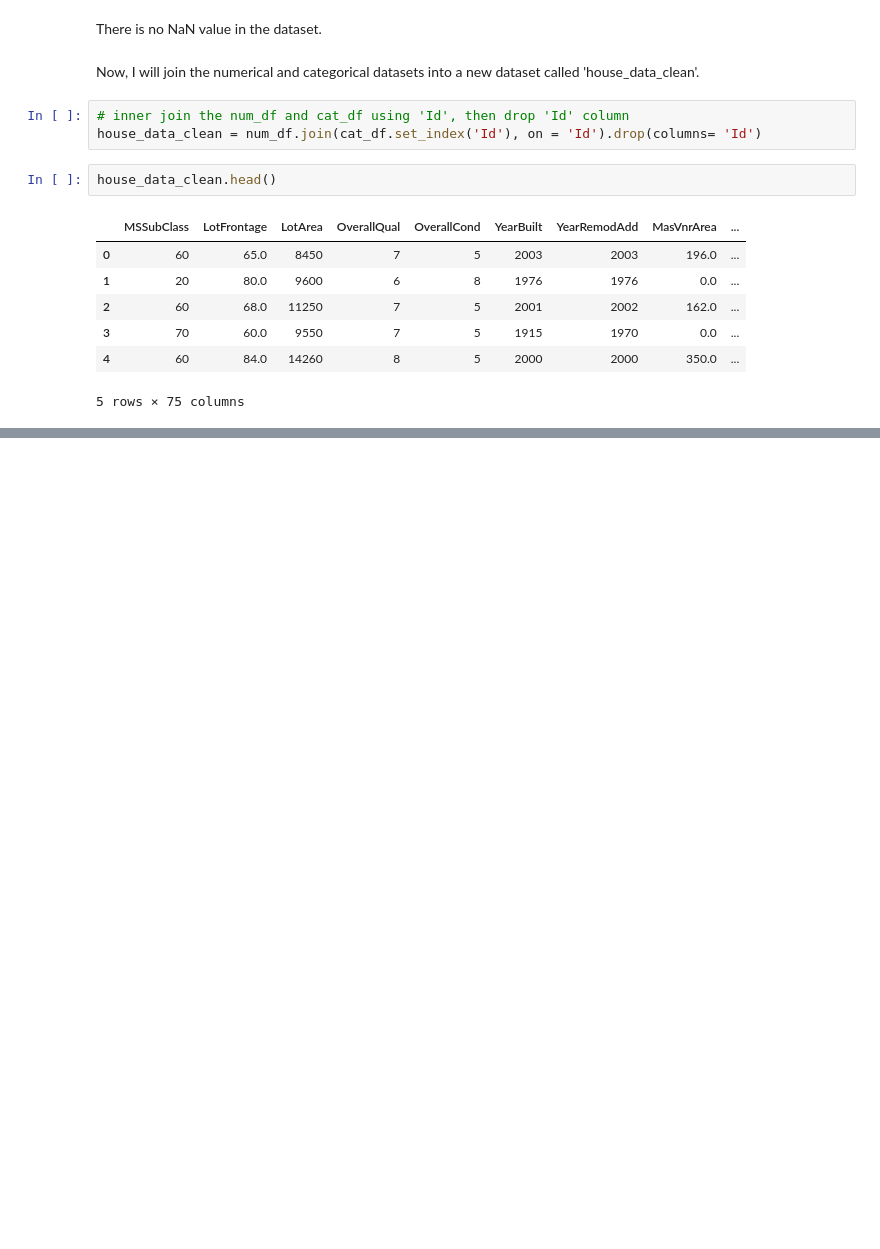
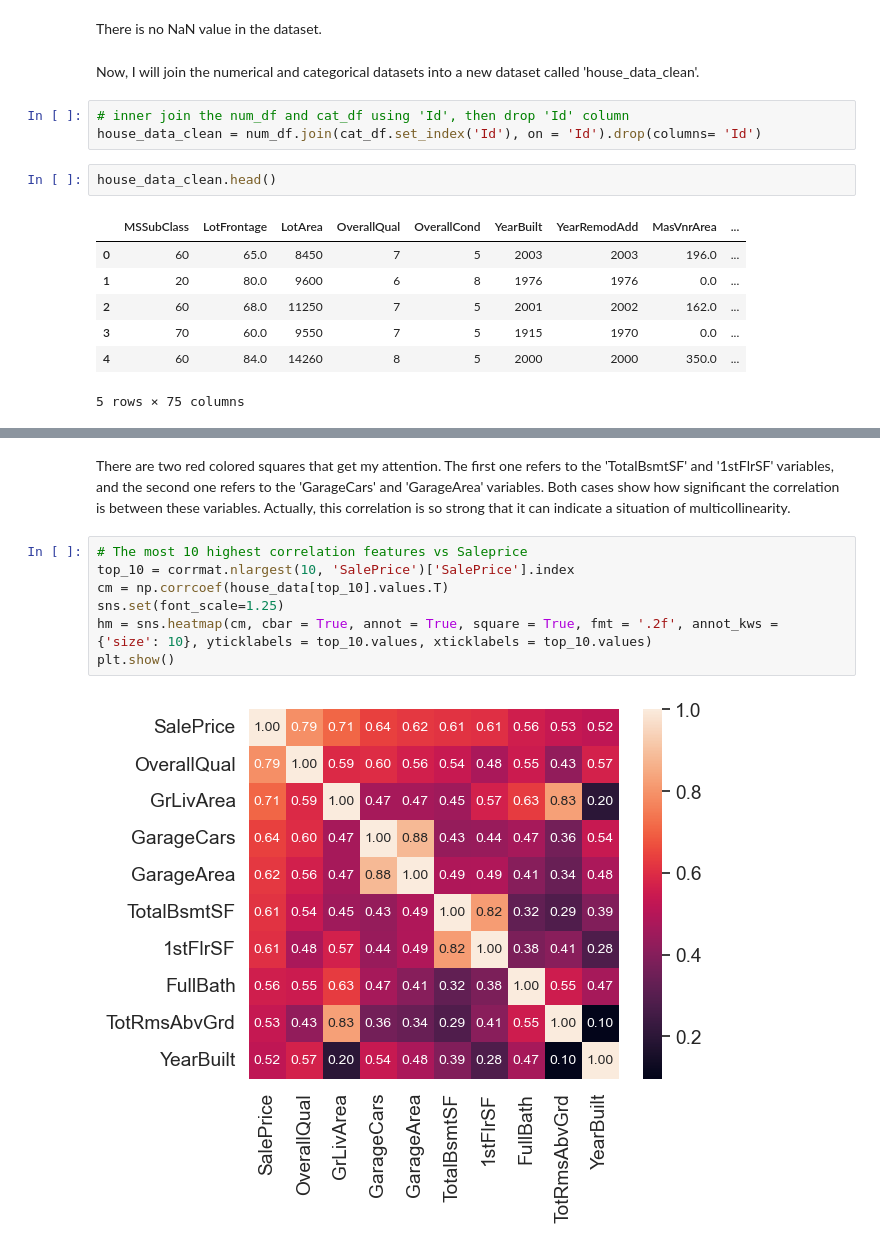
Before and after one commit to alexbui96/springboard, a Jupyter notebook: house_pricing_project/data_cleaning.ipynb, the cells around one changed output, grey strips where cells are left out. Saved outputs shown, nothing was run; the diff lists cells and outputs as text; blank space fills up the shorter version.

```diff
--- a/house_pricing_project/data_cleaning.ipynb
+++ b/house_pricing_project/data_cleaning.ipynb
@@ -290,0 +336,11 @@ house_data_clean.head()
+# %% [markdown]
+There are two red colored squares that get my attention. The first one refers to the 'TotalBsmtSF' and '1stFlrSF' variables, and the second one refers to the 'GarageCars' and 'GarageArea' variables. Both cases show how significant the correlation is between these variables. Actually, this correlation is so strong that it can indicate a situation of multicollinearity.
+# %%
+# The most 10 highest correlation features vs Saleprice
+top_10 = corrmat.nlargest(10, 'SalePrice')['SalePrice'].index
+cm = np.corrcoef(house_data[top_10].values.T)
+sns.set(font_scale=1.25)
+hm = sns.heatmap(cm, cbar = True, annot = True, square = True, fmt = '.2f', annot_kws = {'size': 10}, yticklabels = top_10.values, xticklabels = top_10.values)
+plt.show()
+# %% [output]
+[figure, added]
```
Also changed, not shown: parts of 10 cells of this notebook.
